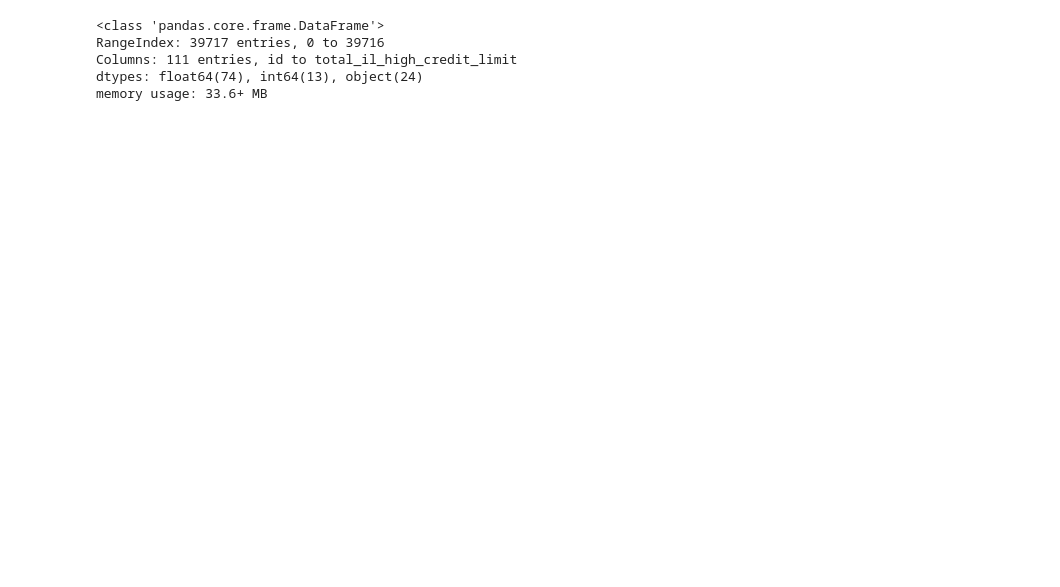
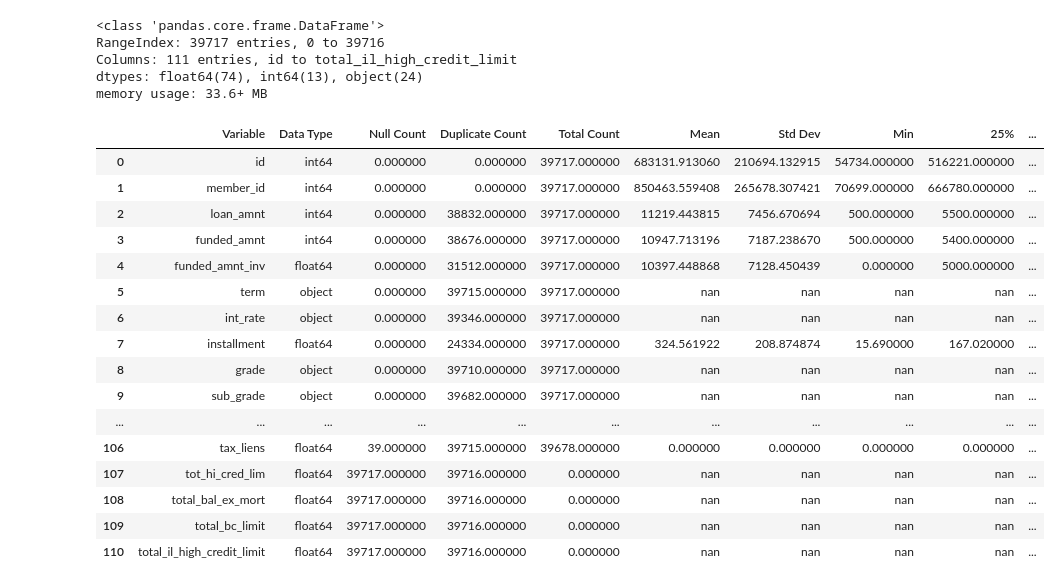
Before and after one commit to SouhardyaBiswas/Lending_Club_CaseStudy, a Jupyter notebook: code/Lending_Club_Case_Study.ipynb, the cells around one changed output. Saved outputs shown, nothing was run; the diff lists cells and outputs as text; code cells hidden in the pictures; blank space fills up the shorter version.

Commit message:
Before cleaning the data.

```diff
--- a/code/Lending_Club_Case_Study.ipynb
+++ b/code/Lending_Club_Case_Study.ipynb
@@ -26,6 +24,6 @@ UsageError: unrecognized arguments: # For displaying plots in Jupyter notebooks
 # %%
 # Import data from CSV file
-file_path = 'loan.csv'
+file_path = '/Users/mit/Documents/IIITB/Lending_Club_CaseStudy/Lending_Club_CaseStudy/dataset/loan.csv'
 
 try:
     loan_df = pd.read_csv(file_path, delimiter=',', low_memory=False)
@@ -281,15 +306,38 @@ def analyze_dataframe(df):
 
     return summary_df
 # %%
-def highlight_positive_values(x, color):
+def highlight_positive_values(column, color):
     '''
-    Highlight values greater than 0 in the input column of the DataFrame.
+    Apply highlighting to values greater than 0 in the input column of the DataFrame.
 
     Parameters:
-    - x (pd.Series): Input column of the DataFrame.
-    - color (str): Color of the text to be displayed.
+    - column (pd.Series): Input column of the DataFrame.
+    - color (str): Color of the text for highlighting.
 
     Returns:
-    - np.array: Array indicating the style for each element.
+    - np.array: Array specifying the style for each element.
     '''
-    return np.where(x > 0, f"color: {color};", None)
+    # Use np.where to conditionally apply styling based on values greater than 0
+    return np.where(column > 0, f"color: {color};", None)
+# %%
+analyze_df = analyze_dataframe(loan_df)
+# %%
+analyze_df.style.apply(highlight_positive_values, color='red', axis=1, subset="Null Count")
+# %% [output]
+|  | Variable | Data Type | Null Count | Duplicate Count | Total Count | Mean | Std Dev | Min | 25% | ... |
+| 0 | id | int64 | 0.000000 | 0.000000 | 39717.000000 | 683131.913060 | 210694.132915 | 54734.000000 | 516221.000000 | ... |
+| 1 | member_id | int64 | 0.000000 | 0.000000 | 39717.000000 | 850463.559408 | 265678.307421 | 70699.000000 | 666780.000000 | ... |
+| 2 | loan_amnt | int64 | 0.000000 | 38832.000000 | 39717.000000 | 11219.443815 | 7456.670694 | 500.000000 | 5500.000000 | ... |
+| 3 | funded_amnt | int64 | 0.000000 | 38676.000000 | 39717.000000 | 10947.713196 | 7187.238670 | 500.000000 | 5400.000000 | ... |
+| 4 | funded_amnt_inv | float64 | 0.000000 | 31512.000000 | 39717.000000 | 10397.448868 | 7128.450439 | 0.000000 | 5000.000000 | ... |
+| 5 | term | object | 0.000000 | 39715.000000 | 39717.000000 | nan | nan | nan | nan | ... |
+| 6 | int_rate | object | 0.000000 | 39346.000000 | 39717.000000 | nan | nan | nan | nan | ... |
+| 7 | installment | float64 | 0.000000 | 24334.000000 | 39717.000000 | 324.561922 | 208.874874 | 15.690000 | 167.020000 | ... |
+| 8 | grade | object | 0.000000 | 39710.000000 | 39717.000000 | nan | nan | nan | nan | ... |
+| 9 | sub_grade | object | 0.000000 | 39682.000000 | 39717.000000 | nan | nan | nan | nan | ... |
+| ... | ... | ... | ... | ... | ... | ... | ... | ... | ... | ... |
+| 106 | tax_liens | float64 | 39.000000 | 39715.000000 | 39678.000000 | 0.000000 | 0.000000 | 0.000000 | 0.000000 | ... |
+| 107 | tot_hi_cred_lim | float64 | 39717.000000 | 39716.000000 | 0.000000 | nan | nan | nan | nan | ... |
+| 108 | total_bal_ex_mort | float64 | 39717.000000 | 39716.000000 | 0.000000 | nan | nan | nan | nan | ... |
+| 109 | total_bc_limit | float64 | 39717.000000 | 39716.000000 | 0.000000 | nan | nan | nan | nan | ... |
+| 110 | total_il_high_credit_limit | float64 | 39717.000000 | 39716.000000 | 0.000000 | nan | nan | nan | nan | ... |
```
Also changed, not shown: parts of 19 cells of this notebook.
